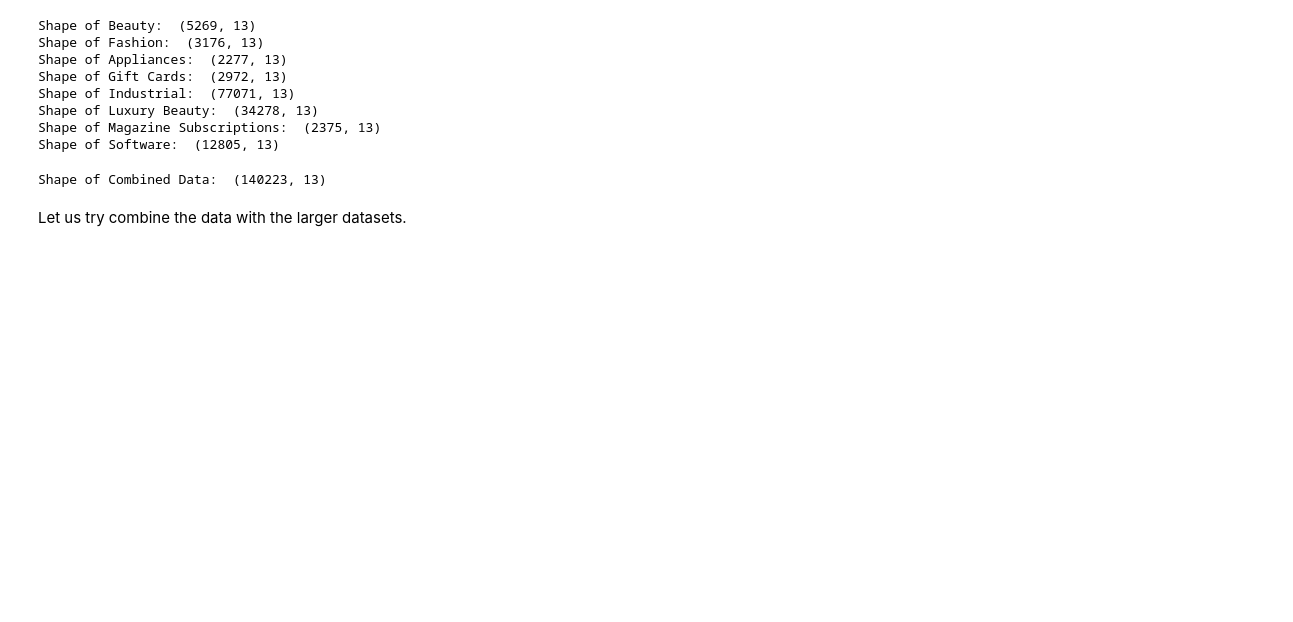
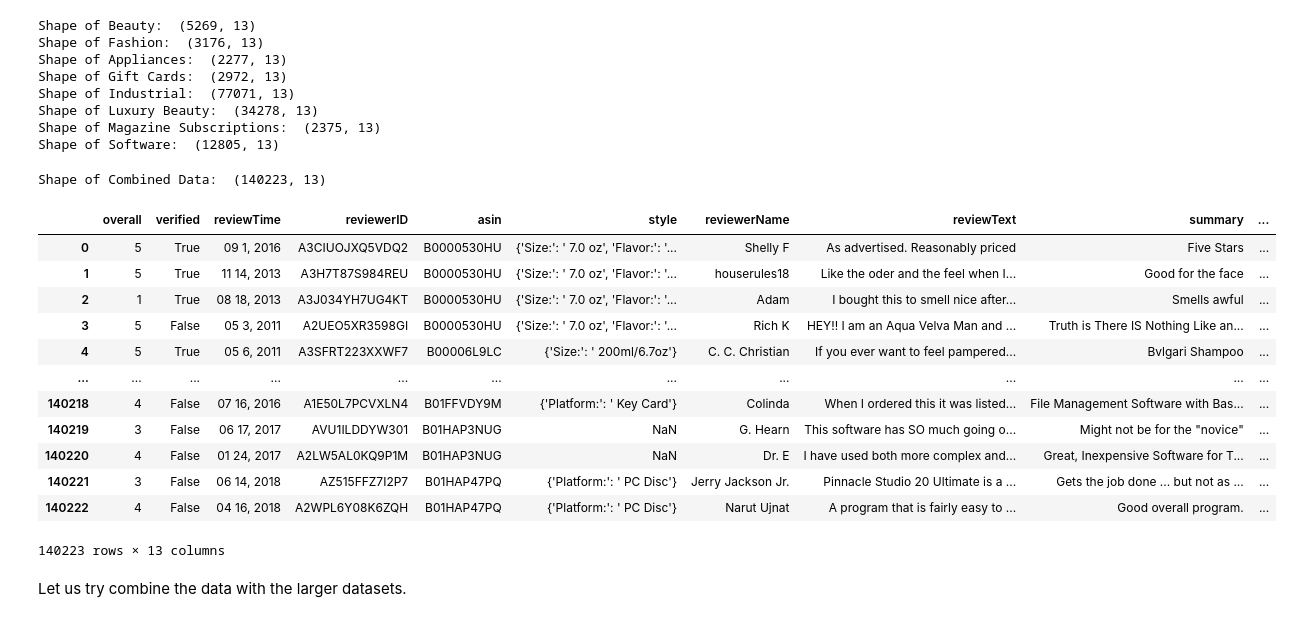
Before and after one commit to pavsingh7/Masters-Dissertation, a Jupyter notebook: Code/data_load.ipynb, the cells around one changed output. Cells and saved outputs as stored; diff of their text form; code cells hidden in the pictures; blank space fills up the shorter version.

```diff
--- a/Code/data_load.ipynb
+++ b/Code/data_load.ipynb
@@ -182,12 +199,26 @@ Shape of Software:  (12805, 13)
 # %%
 # merge the smaller datasets into one dataframe
 # combine all data data
 all_data = pd.concat([beauty, fashion, appliances, gift_cards, industrial, luxury_beauty, magazine_subscriptions, software], ignore_index = True)
 
 # shape of combined data
 print("Shape of Combined Data: ", all_data.shape)
+display(all_data)
 # %% [output]
 Shape of Combined Data:  (140223, 13)
+|  | overall | verified | reviewTime | reviewerID | asin | style | reviewerName | reviewText | summary | ... |
+| 0 | 5 | True | 09 1, 2016 | A3CIUOJXQ5VDQ2 | B0000530HU | {'Size:': ' 7.0 oz', 'Flavor:': '... | Shelly F | As advertised. Reasonably priced | Five Stars | ... |
+| 1 | 5 | True | 11 14, 2013 | A3H7T87S984REU | B0000530HU | {'Size:': ' 7.0 oz', 'Flavor:': '... | houserules18 | Like the oder and the feel when I... | Good for the face | ... |
+| 2 | 1 | True | 08 18, 2013 | A3J034YH7UG4KT | B0000530HU | {'Size:': ' 7.0 oz', 'Flavor:': '... | Adam | I bought this to smell nice after... | Smells awful | ... |
+| 3 | 5 | False | 05 3, 2011 | A2UEO5XR3598GI | B0000530HU | {'Size:': ' 7.0 oz', 'Flavor:': '... | Rich K | HEY!! I am an Aqua Velva Man and ... | Truth is There IS Nothing Like an... | ... |
+| 4 | 5 | True | 05 6, 2011 | A3SFRT223XXWF7 | B00006L9LC | {'Size:': ' 200ml/6.7oz'} | C. C. Christian | If you ever want to feel pampered... | Bvlgari Shampoo | ... |
+| ... | ... | ... | ... | ... | ... | ... | ... | ... | ... | ... |
+| 140218 | 4 | False | 07 16, 2016 | A1E50L7PCVXLN4 | B01FFVDY9M | {'Platform:': ' Key Card'} | Colinda | When I ordered this it was listed... | File Management Software with Bas... | ... |
+| 140219 | 3 | False | 06 17, 2017 | AVU1ILDDYW301 | B01HAP3NUG | NaN | G. Hearn | This software has SO much going o... | Might not be for the "novice" | ... |
+| 140220 | 4 | False | 01 24, 2017 | A2LW5AL0KQ9P1M | B01HAP3NUG | NaN | Dr. E | I have used both more complex and... | Great, Inexpensive Software for T... | ... |
+| 140221 | 3 | False | 06 14, 2018 | AZ515FFZ7I2P7 | B01HAP47PQ | {'Platform:': ' PC Disc'} | Jerry Jackson Jr. | Pinnacle Studio 20 Ultimate is a ... | Gets the job done ... but not as ... | ... |
+| 140222 | 4 | False | 04 16, 2018 | A2WPL6Y08K6ZQH | B01HAP47PQ | {'Platform:': ' PC Disc'} | Narut Ujnat | A program that is fairly easy to ... | Good overall program. | ... |
+140223 rows × 13 columns
 # %% [markdown]
 Let us try combine the data with the larger datasets.
 # %%
```
Also changed, not shown: parts of 1 cell of this notebook.
